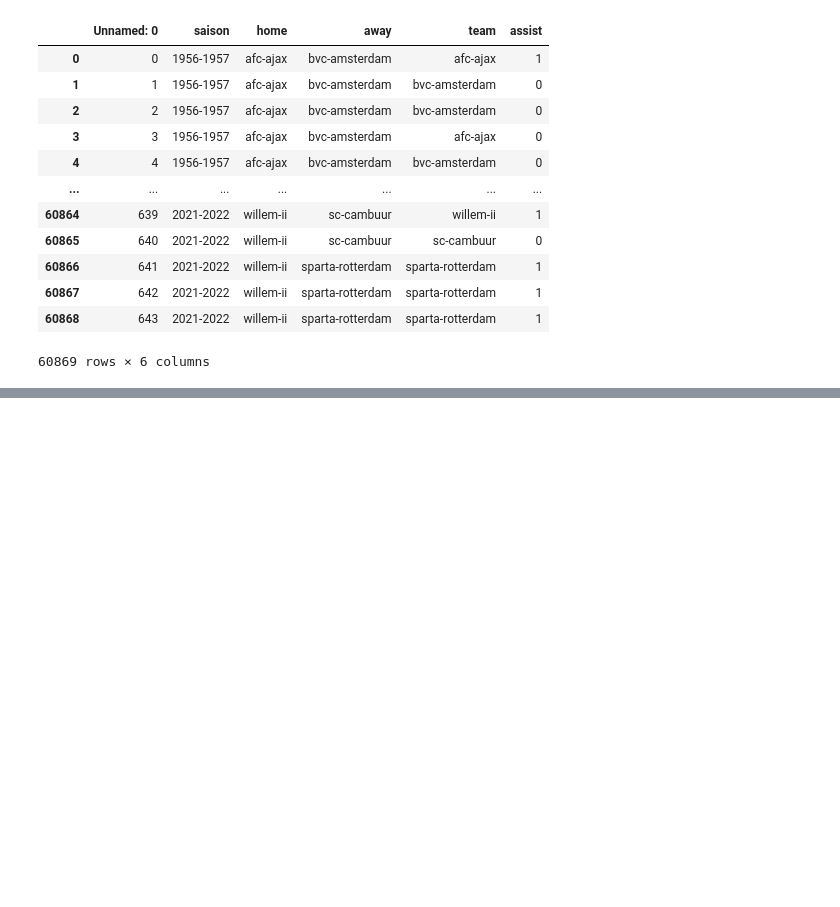
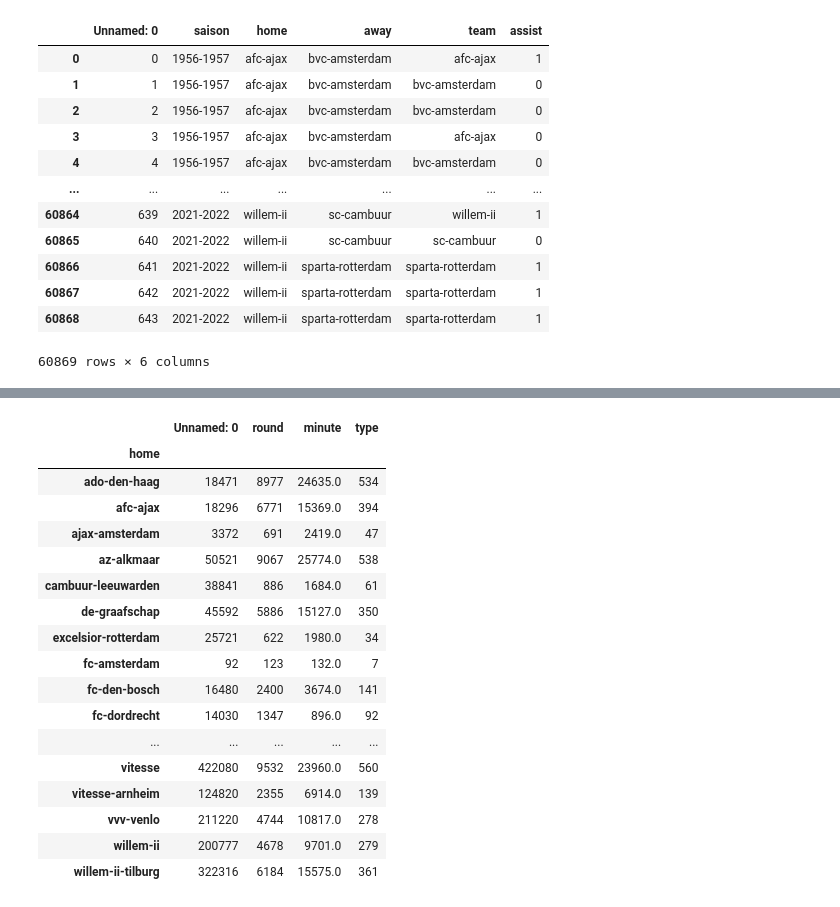
Before and after one commit to mohammedaljader/Football_Predictions_ML, a Jupyter notebook: notebook.ipynb, the cells around one changed output, grey strips where cells are left out. Saved outputs shown, nothing was run; the diff lists cells and outputs as text; code cells hidden in the pictures; blank space fills up the shorter version.

```diff
--- a/notebook.ipynb
+++ b/notebook.ipynb
@@ -42,8 +50,3 @@ filtered_assists
 | 60867 | 642 | 2021-2022 | willem-ii | sparta-rotterdam | sparta-rotterdam | 1 |
 | 60868 | 643 | 2021-2022 | willem-ii | sparta-rotterdam | sparta-rotterdam | 1 |
 60869 rows × 6 columns
-# %%
-raw_cards_file['round'] = pd.to_numeric(raw_cards_file['round'])
-raw_cards_file['minute'] = pd.to_numeric(raw_cards_file['minute'])
-no_nans_cards = raw_cards_file.dropna()
-no_nans_cards
@@ -63,0 +55,12 @@ no_nans_cards
+# %%
+df_card_filtered = raw_cards_file[(raw_cards_file['type'] == 'rode kaart') |
+                                  (raw_cards_file['type'] == 'gele kaart') |
+                                  (raw_cards_file['type'] == 'gele') |
+                                  (raw_cards_file['type'] == 'kaartgele') |
+                                  (raw_cards_file['type'] == 'rode') |
+                                  (raw_cards_file['type'] == 'kaartrode')  ]
+
+df_card_filtered["type"].replace({"rode kaart": 2, "gele kaart": 1, "gele": 1 , "kaartgele" : 1 , "rode":2, "kaartrode" : 2 }, inplace=True)
+
+filterHomeTeam = df_card_filtered[ (df_card_filtered['home'] == df_card_filtered['team'])]
+filterAwayTeam = df_card_filtered[ (df_card_filtered['away'] == df_card_filtered['team'])]
@@ -63,0 +106,23 @@ no_nans_cards
+# %%
+filterHomeYellowCard = filterHomeTeam[(filterHomeTeam['type'] == 1)]
+groupByHomeYellowCard = filterHomeYellowCard.groupby('home').sum()
+groupByHomeYellowCard
+# %% [output]
+|  | Unnamed: 0 | round | minute | type |
+| home |  |  |  |  |
+| ado-den-haag | 18471 | 8977 | 24635.0 | 534 |
+| afc-ajax | 18296 | 6771 | 15369.0 | 394 |
+| ajax-amsterdam | 3372 | 691 | 2419.0 | 47 |
+| az-alkmaar | 50521 | 9067 | 25774.0 | 538 |
+| cambuur-leeuwarden | 38841 | 886 | 1684.0 | 61 |
+| de-graafschap | 45592 | 5886 | 15127.0 | 350 |
+| excelsior-rotterdam | 25721 | 622 | 1980.0 | 34 |
+| fc-amsterdam | 92 | 123 | 132.0 | 7 |
+| fc-den-bosch | 16480 | 2400 | 3674.0 | 141 |
+| fc-dordrecht | 14030 | 1347 | 896.0 | 92 |
+| ... | ... | ... | ... | ... |
+| vitesse | 422080 | 9532 | 23960.0 | 560 |
+| vitesse-arnheim | 124820 | 2355 | 6914.0 | 139 |
+| vvv-venlo | 211220 | 4744 | 10817.0 | 278 |
+| willem-ii | 200777 | 4678 | 9701.0 | 279 |
+| willem-ii-tilburg | 322316 | 6184 | 15575.0 | 361 |
```
Also changed, not shown: parts of 17 cells of this notebook, 1 other file.
